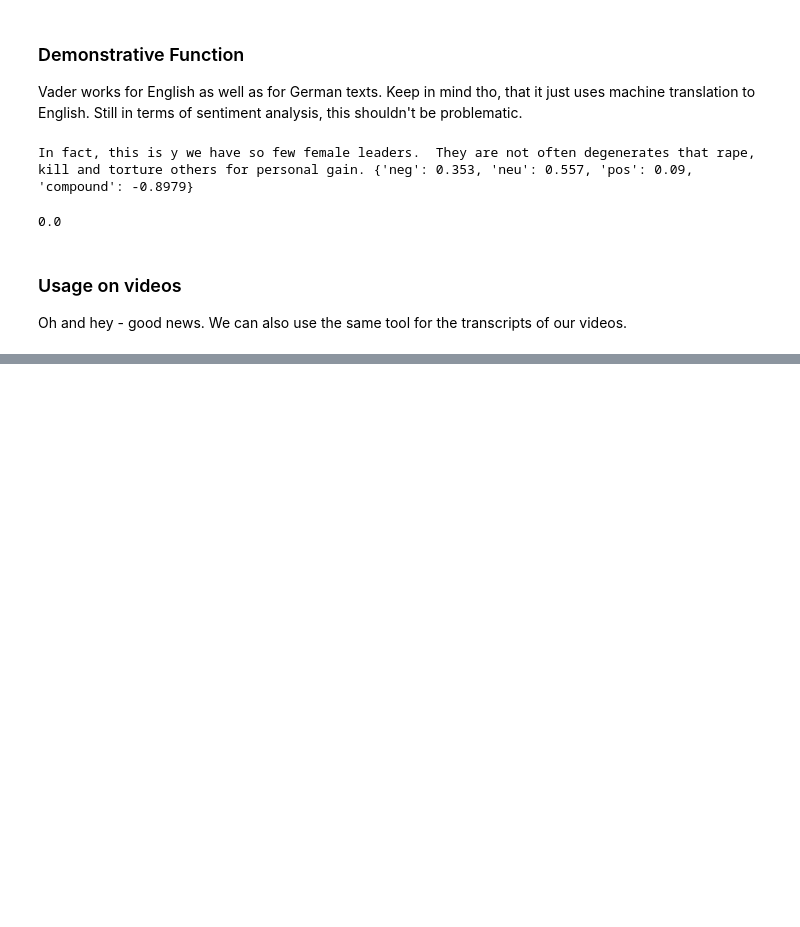
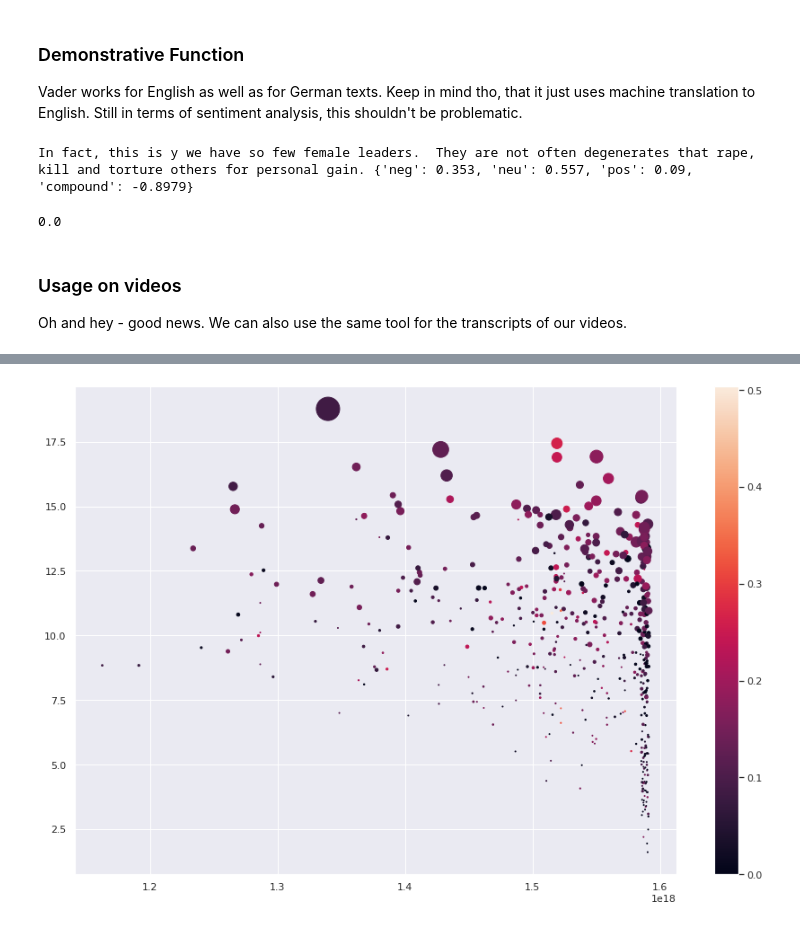
Before and after one commit to Projekt-Textanalyse/DataAnalysis, a Jupyter notebook: Sentiment general approach.ipynb, the cells around one changed output, grey strips where cells are left out. Drawn from its saved outputs; the diff is of its cells as text; code cells hidden in the pictures; blank space fills up the shorter version.

```diff
--- a/Sentiment general approach.ipynb
+++ b/Sentiment general approach.ipynb
@@ -53,0 +116,4 @@ I wrote a letter last week talking about the work of the foundation, sharing som
+# %%
+scorelst = []
+for i in range(len(video_df)):
+    scorelst.append(sentiment_analyzer_scores(video_df['vidText'][i]))
@@ -53,0 +157,11 @@ I wrote a letter last week talking about the work of the foundation, sharing som
+# %%
+plt.figure(figsize=(15,10))
+
+sns.set(style="darkgrid")
+plt.scatter(x=video_df['Published Day Num'], y=video_df['lViews'], c = video_df['vader_compound'], s= video_df['Comments Count tool'])
+#plt.xticks(video_df['Published Day Num'].astype(datetime.datetime))
+plt.colorbar()
+
+plt.show()
+# %% [output]
+[figure, added]
```
Also changed, not shown: parts of 30 cells of this notebook, 2 other files.
